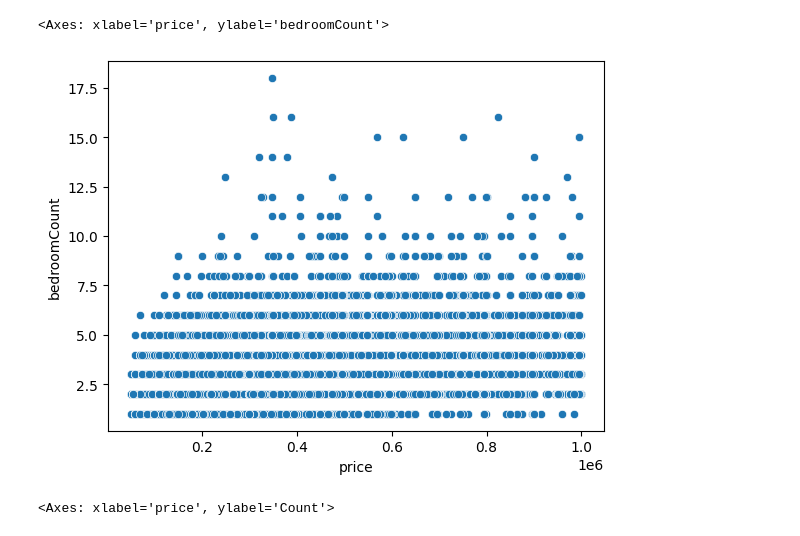
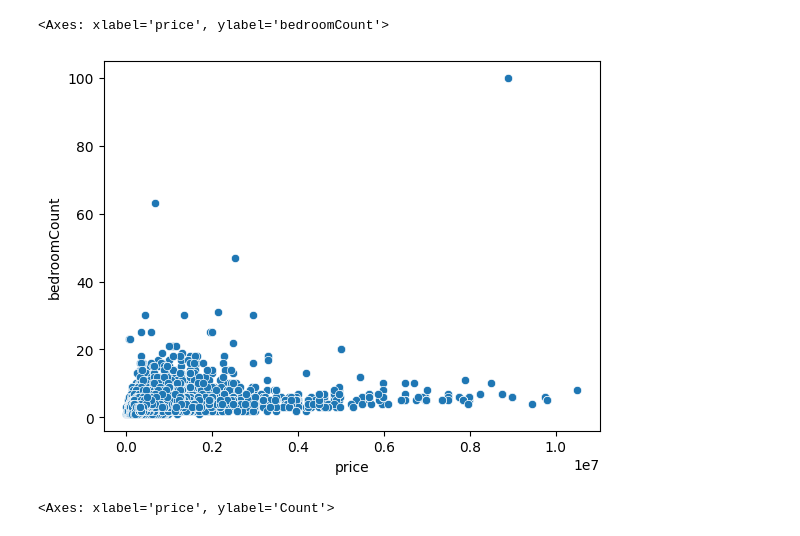
Before and after one commit to fhaulot/Immo-Eliza-data-analysis, a Jupyter notebook: Floriane_graph.ipynb, the cells around one changed output. Cells and saved outputs as stored; diff of their text form; code cells hidden in the pictures.

Commit message:
selected some plots

```diff
--- a/Floriane_graph.ipynb
+++ b/Floriane_graph.ipynb
@@ -2,3 +2,7 @@
 import seaborn as sns
 import matplotlib.pyplot as plt
 import pandas as pd
+# %%
+# yes, to improve
+properties_with_outliers = pd.read_csv('cleaned_data_with_outliers.csv')
+sns.histplot(data=properties_with_outliers, x="price")
@@ -11,6 +19,7 @@ plt.show()
 # %%
-sns.scatterplot(data=properties, x="price", y="bedroomCount")
+# yes, explain outliers
+sns.scatterplot(data=properties_with_outliers, x="price", y="bedroomCount")
 # %% [output]
 <Axes: xlabel='price', ylabel='bedroomCount'>
-[figure, old version]
+[figure, new version]
 # %%
```
Also changed, not shown: parts of 12 cells of this notebook, 2 other files.
